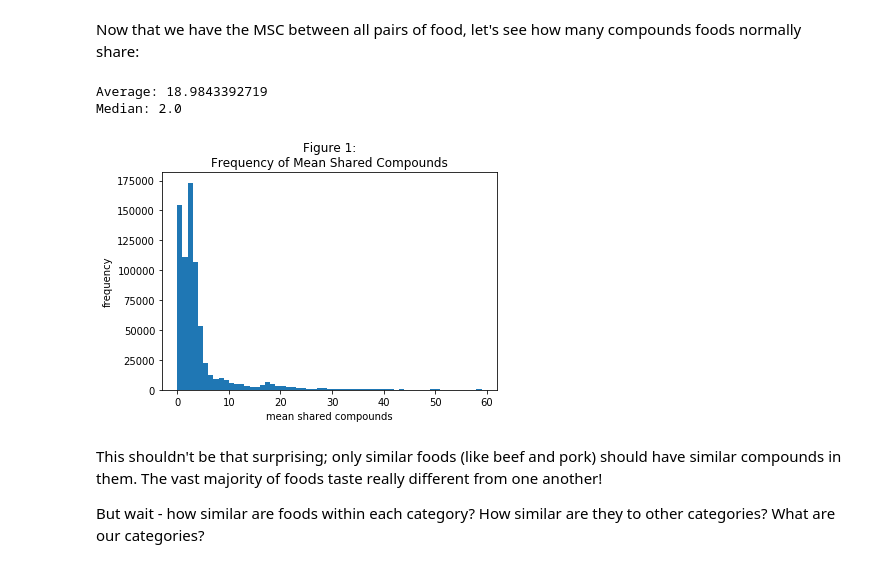
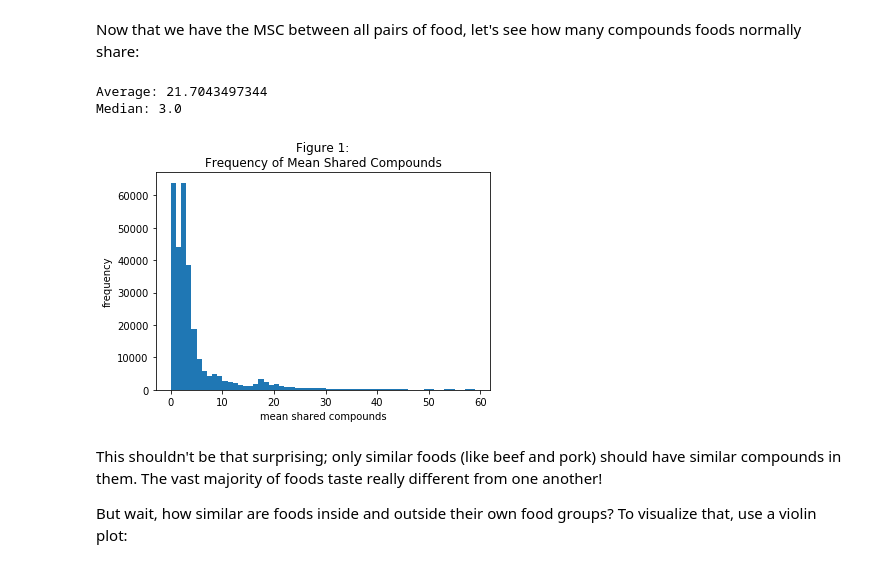
Before and after one commit to vchoo/vchoo.github.io, a Jupyter notebook: food-tutorial.ipynb, the cells around one changed output. Cells and saved outputs as stored; diff of their text form; code cells hidden in the pictures.

```diff
--- a/food-tutorial.ipynb
+++ b/food-tutorial.ipynb
@@ -374,33 +569,57 @@ def msc(foods, flavor_df, **kwargs):
     return out
 # %% [markdown]
 Since we only have ~1,000 foods in our ``DataFrame``, it's not too expensive to find the MSC between every two foods. Then, we can look for "clusters" of similar foods and ones that very different from one another.
-# %%
-len_flavor = len(flavor_df.index)
-food_msc = np.ndarray((len_flavor, len_flavor))
-for i in range(len_flavor):
-    for j in range(i + 1, len_flavor):
-        food_msc[i][j] = msc([i, j], flavor_df, use_index=True)
-        food_msc[j][i] = food_msc[i][j]
+# %%
+def block_msc(foods0, foods1, fdf, **kwargs):
+    """
+    Get the MSC when comparing each of the foods in foods0 to each of the foods in foods1.
+    """
+    len0 = len(foods0)
+    len1 = len(foods1)
+
+    out = np.ndarray((len0, len1))
+    for i in range(len0):
+        for j in range(len1):
+            out[i][j] = msc([foods0[i], foods1[j]], fdf, **kwargs)
+
+    return out
+
+
+def intragroup_msc(foods, fdf, **kwargs):
+    lenf = len(foods)
+    food_msc = block_msc(foods, foods, fdf, **kwargs)
+
+    out = []
+    for i in range(lenf):
+        out.append([])
+        for j in range(1 + i, lenf):
+            out[-1].append(food_msc[i][j])
+
+    return out
+
+
+def flatten(ls):
+    return [x for sublist in ls for x in sublist]
+# %%
+msc_data = flatten(intragroup_msc(ridf.index, ridf, use_index=True))
 # %% [markdown]
 Now that we have the MSC between all pairs of food, let's see how many compounds foods normally share:
 # %%
-msc_data = food_msc.reshape(len_flavor**2)
-
 print('Average: ' + str(np.average(msc_data)))
 print('Median: ' + str(np.median(msc_data)))
 
 fignum = 1
 plt.hist(msc_data, bins=list(range(60)))
 plt.title('Figure ' + str(fignum) + ':\nFrequency of Mean Shared Compounds')
 plt.xlabel('mean shared compounds')
 plt.ylabel('frequency')
 plt.show()
 fignum += 1
 # %% [output]
-Average: 18.9843392719
-Median: 2.0
+Average: 21.7043497344
+Median: 3.0
-[figure, old version]
+[figure, new version]
 # %% [markdown]
 This shouldn't be that surprising; only similar foods (like beef and pork) should have similar compounds in them. The vast majority of foods taste really different from one another!
 
-But wait - how similar are foods within each category? How similar are they to other categories? What are our categories?
+But wait, how similar are foods inside and outside their own food groups? To visualize that, use a violin plot:
```
Also changed, not shown: parts of 35 cells of this notebook, 2 other files.
